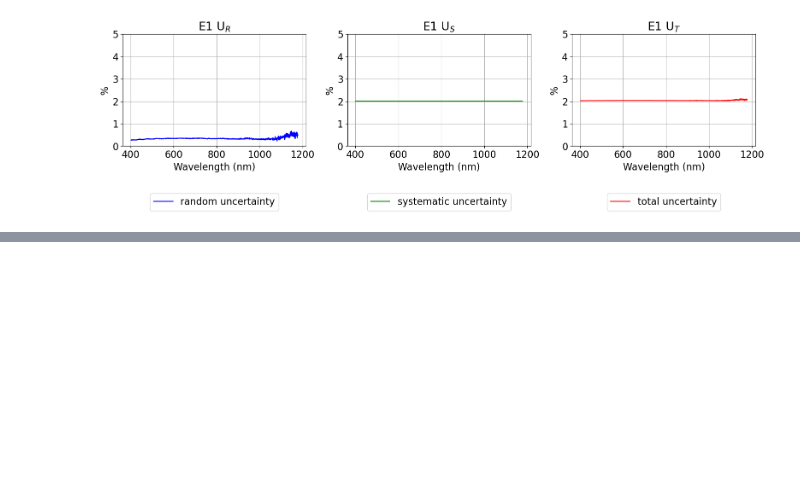
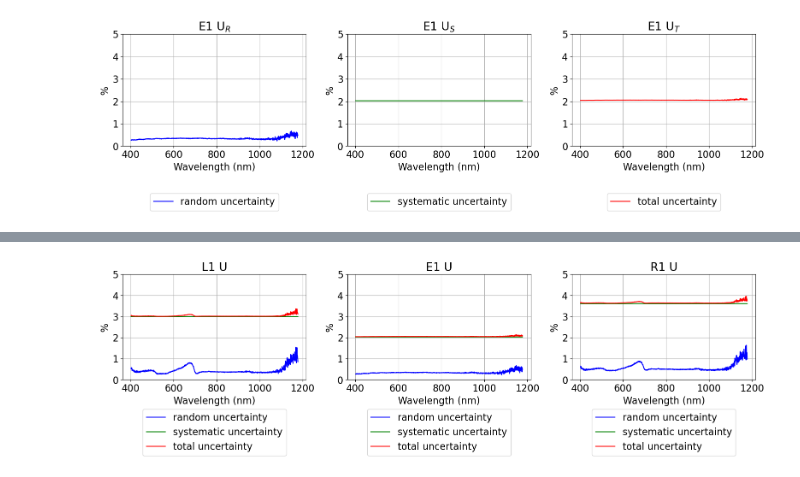
Before and after one commit to pangeos-cost/uq-training, a Jupyter notebook: notebooks/case_1-Ex1_UPropagation_Noise_Cal.ipynb, the cells around one changed output, grey strips where cells are left out. Drawn from its saved outputs; the diff is of its cells as text; code cells hidden in the pictures; blank space fills up the shorter version.

```diff
--- a/notebooks/case_1-Ex1_UPropagation_Noise_Cal.ipynb
+++ b/notebooks/case_1-Ex1_UPropagation_Noise_Cal.ipynb
@@ -725,0 +661,31 @@ plot_cor_mat(R1_corr, 'R1')
+# %%
+def plot_relative_u_ax(Wvl, x, ur, us, ut, units, symbol, ax=ax):
+    ax.plot(Wvl, ur / x * 100, color="blue", label="random uncertainty")
+
+    ax.plot(Wvl, us / x * 100, color="green", label="systematic uncertainty")
+
+    ax.plot(Wvl, ut / x * 100, color="red", label="total uncertainty")
+
+    ax.set_xlabel("Wavelength (nm)")
+    ax.set_ylabel(units)
+    ax.grid()
+    ax.legend(bbox_to_anchor=[0.5, -0.5], loc='center')
+    ax.set_ylim([0, 5])
+    ax.set_title(f"{symbol} U")
+# %%
+_, axs = plt.subplots(1, 3, figsize=(16, 4.5), tight_layout=True)
+units = '%'
+
+ax = axs[0]
+symbol = 'L1'
+plot_relative_u_ax(Wvl, L1, L1_ur, L1_us, L1_ut, units, symbol, ax)
+
+ax = axs[1]
+symbol = 'E1'
+plot_relative_u_ax(Wvl, E1, E1_ur, E1_us, E1_ut, units, symbol, ax)
+
+ax = axs[2]
+symbol = 'R1'
+plot_relative_u_ax(Wvl, R1, R1_ur, R1_us, R1_ut, units, symbol, ax)
+# %% [output]
+[figure, added]
```
Also changed, not shown: parts of 68 cells of this notebook, 10 other files.
